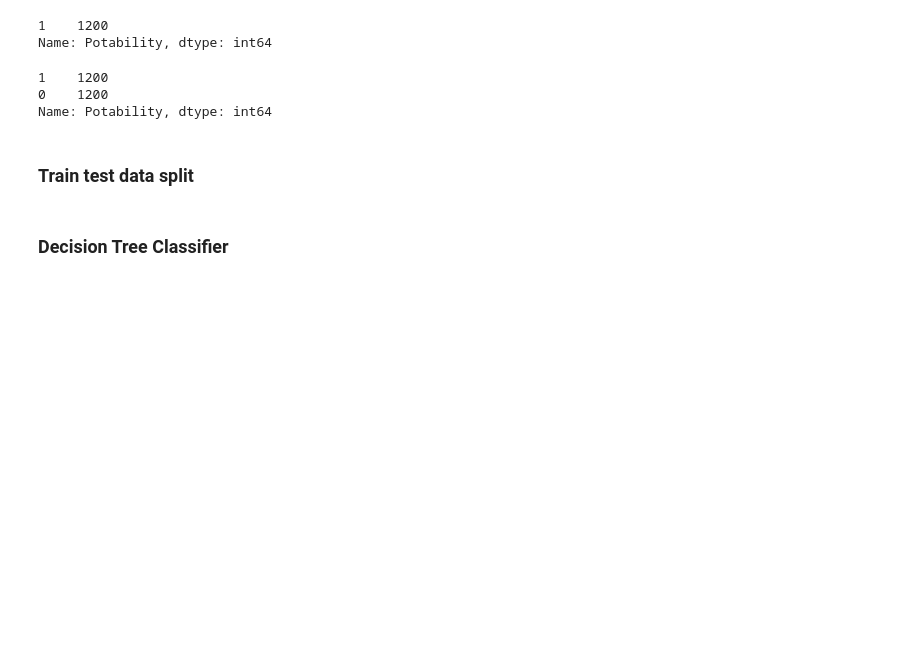
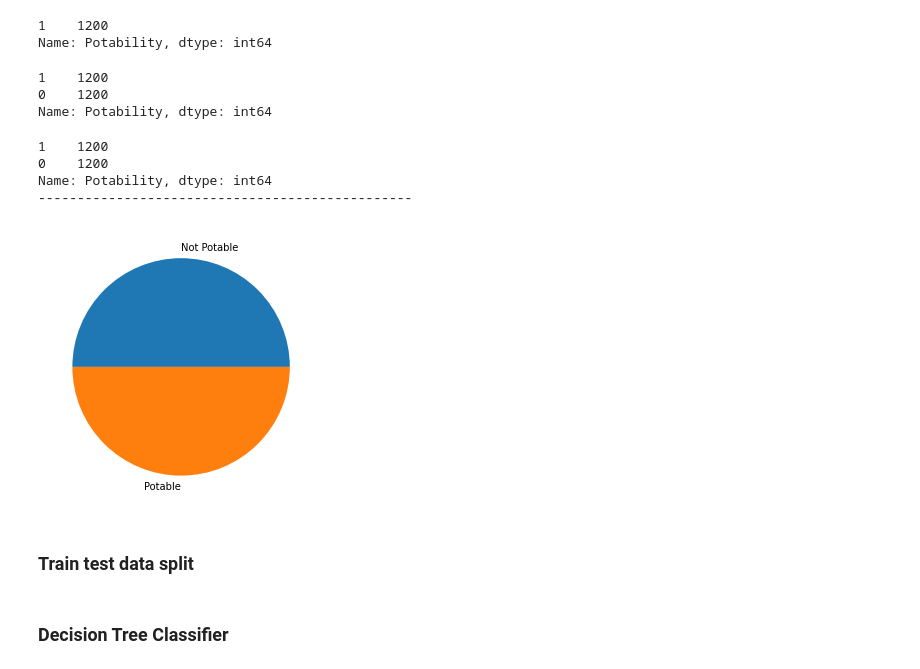
Before and after one commit to VishalWadagavi/Classification_Projects, a Jupyter notebook: Water_Potability_Classification.ipynb, the cells around one changed output. Cells and saved outputs as stored; diff of their text form; code cells hidden in the pictures; blank space fills up the shorter version.

```diff
--- a/Water_Potability_Classification.ipynb
+++ b/Water_Potability_Classification.ipynb
@@ -673,6 +653,18 @@ df.Potability.value_counts()
 1    1200
 0    1200
 Name: Potability, dtype: int64
+# %%
+print(df.Potability.value_counts())
+print('------------------------------------------------')
+plt.figure(figsize=(5,5))
+plt.pie(df.Potability.value_counts(),labels=['Not Potable','Potable'])
+plt.show()
+# %% [output]
+1    1200
+0    1200
+Name: Potability, dtype: int64
+------------------------------------------------
+[figure, added]
 # %% [markdown]
 ### Train test data split
 # %%
```
Also changed, not shown: parts of 4 cells of this notebook.
